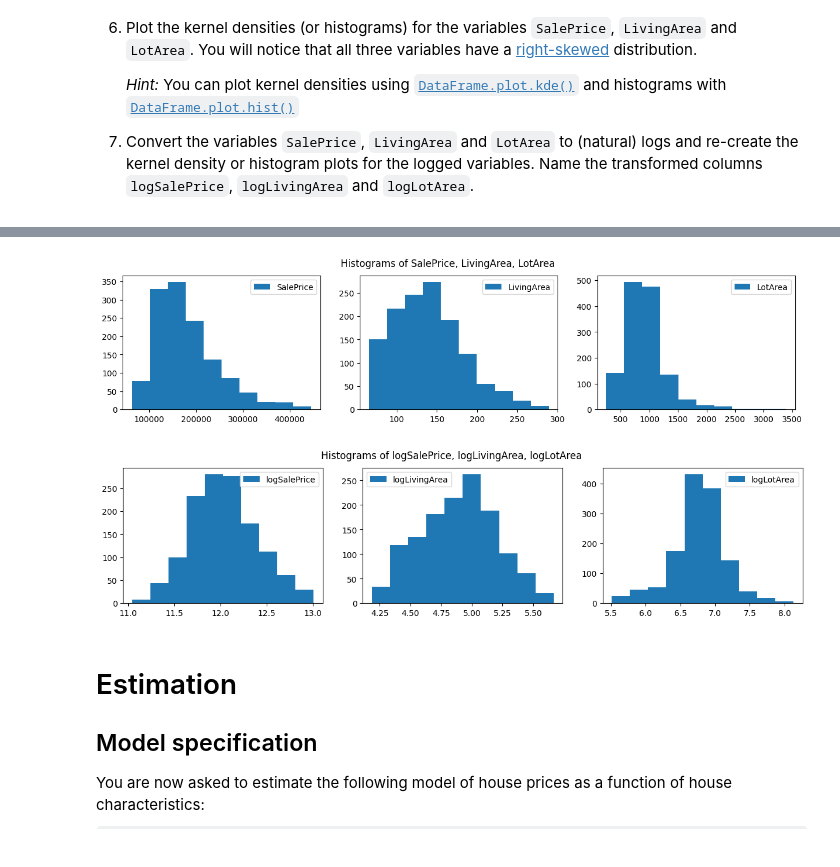
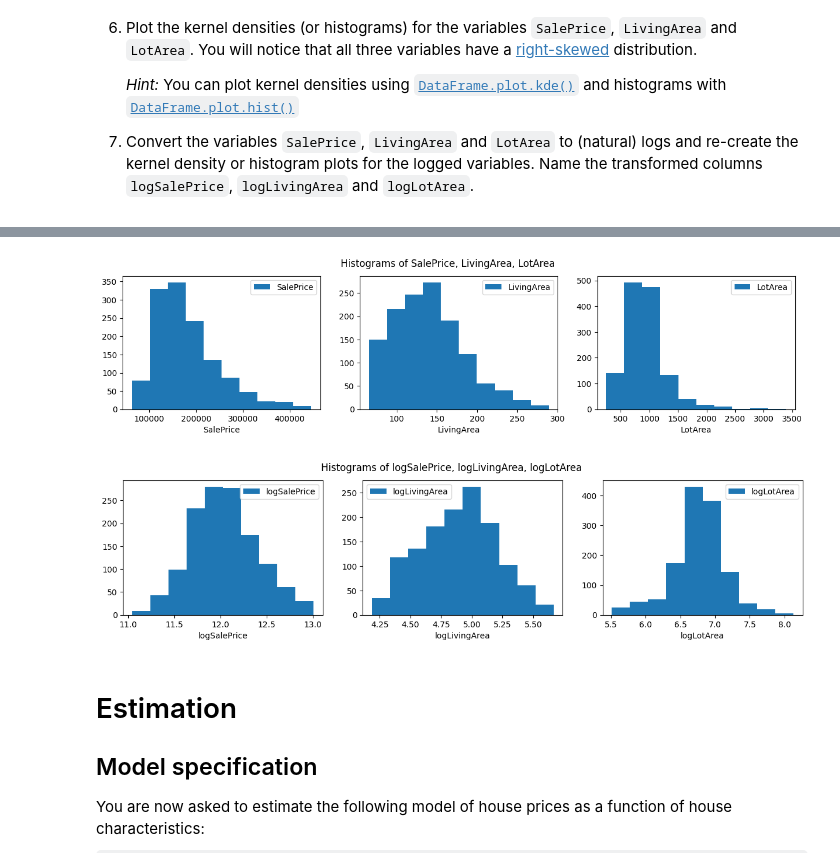
Before and after one commit to JynxC98/ML-Finance-Project-1, a Jupyter notebook: project.ipynb, the cells around one changed output, grey strips where cells are left out. Cells and saved outputs as stored; diff of their text form; code cells hidden in the pictures; some formulas as TeX source.

```diff
--- a/project.ipynb
+++ b/project.ipynb
@@ -25,7 +25,8 @@ To load the data, you need to specify the file path depending on your computing
 # file = 'ames_houses.csv'
 
 # Use this path if you want to download the file directly from Github
-file = 'https://raw.githubusercontent.com/richardfoltyn/MLFP-ECON5130/main/exercises/ames_houses.csv'
+file = 'https://raw.githubusercontent.com/richardfoltyn/MLFP-ECON5130\
+/main/exercises/ames_houses.csv'
 # %% [markdown]
 You can load the CSV file as a `pandas` `DataFrame` as follows:
 # %%
@@ -117,9 +118,11 @@ Apply the following steps to preprocess the data before estimation:
 import numpy as np
 
 features_to_recode = ['SalePrice', 'LivingArea', 'LotArea']
+log_features = ['logSalePrice', 'logLivingArea', 'logLotArea']
 df.dropna(inplace=True)
 for feature in features_to_recode:
-   df.loc[(df[feature] <= df[feature].quantile(0.01)) | (df[feature] >= df[feature].quantile(0.99)), feature] = np.nan
+   df.loc[(df[feature] <= df[feature].quantile(0.01)) |\
+      (df[feature] >= df[feature].quantile(0.99)), feature] = np.nan
 df.dropna(inplace=True)
-df.describe()
+df.shape
 # %% [output]
@@ -137,41 +132,47 @@ df.describe()
 
 import matplotlib.pyplot as plt
 
-df['HasCentralAir'] = df.apply(lambda row: 1 if row.CentralAir == 'Y' else 0, axis=1)
-df['HasFireplace'] = df.apply(lambda row: 1 if row.Fireplaces >= 1 else 0, axis=1)
-df['IsSingleFamily'] = df.apply(lambda row: 1 if row.BuildingType == 'Single-family' else 0, axis=1)
+df['HasCentralAir'] = df.\
+    apply(lambda row: 1 if row.CentralAir == 'Y' else 0, axis=1)
+df['HasFireplace'] = df.\
+    apply(lambda row: 1 if row.Fireplaces >= 1 else 0, axis=1)
+df['IsSingleFamily'] = df.\
+    apply(lambda row: 1 if row.BuildingType == 'Single-family'\
+        else 0, axis=1)
 
 # Plot Histograms of SalePrice, LivingArea, LotArea
 fig, axis = plt.subplots(1,3,figsize=(15,3))
 fig.suptitle('Histograms of SalePrice, LivingArea, LotArea')
-for idx, col in enumerate(['SalePrice', 'LivingArea', 'LotArea']):
+for idx, col in enumerate(features_to_recode):
     axis[idx].hist(df[col], label=col)
+    axis[idx].set_xlabel(col)
     axis[idx].legend()
 
 # Find logSalePrice, logLivingArea, logLotArea
 df['logSalePrice'] = np.log(df['SalePrice'])
 df['logLivingArea'] = np.log(df['LivingArea'])
 df['logLotArea'] = np.log(df['LotArea'])
 
 # Plot Histograms of logSalePrice, logLivingArea, logLotArea
 fig, axis = plt.subplots(1,3,figsize=(15,3))
 fig.suptitle('Histograms of logSalePrice, logLivingArea, logLotArea')
-for idx, col in enumerate(['logSalePrice', 'logLivingArea', 'logLotArea']):
+for idx, col in enumerate(log_features):
     axis[idx].hist(df[col], label=col)
+    axis[idx].set_xlabel(col)
     axis[idx].legend()
 df.describe()
 # %% [output]
 |  | SalePrice | LotArea | OverallQuality | OverallCondition | YearBuilt | LivingArea | Bathrooms | Bedrooms | ... |
 | count | 1317.000000 | 1317.000000 | 1317.000000 | 1317.000000 | 1317.000000 | 1317.000000 | 1317.000000 | 1317.000000 | ... |
 | mean | 180516.920273 | 931.324999 | 6.125285 | 5.586181 | 1972.281701 | 139.842531 | 1.561124 | 2.885345 | ... |
 | std | 67712.511554 | 359.321805 | 1.306498 | 1.083683 | 29.558716 | 42.963756 | 0.534757 | 0.776599 | ... |
 | min | 62383.000000 | 247.562439 | 3.000000 | 2.000000 | 1872.000000 | 65.768933 | 0.000000 | 0.000000 | ... |
 | 25% | 133000.000000 | 730.332418 | 5.000000 | 5.000000 | 1954.000000 | 106.084918 | 1.000000 | 2.000000 | ... |
 | 50% | 165500.000000 | 889.088219 | 6.000000 | 5.000000 | 1975.000000 | 136.739929 | 2.000000 | 3.000000 | ... |
 | 75% | 214500.000000 | 1076.083787 | 7.000000 | 6.000000 | 2001.000000 | 164.793909 | 2.000000 | 3.000000 | ... |
 | max | 446261.000000 | 3390.630026 | 10.000000 | 9.000000 | 2010.000000 | 289.086045 | 3.000000 | 6.000000 | ... |
-[figure, old version]
+[figure, new version]
-[figure, old version]
+[figure, new version]
 # %% [markdown]
 # Estimation
 
```
Also changed, not shown: parts of 15 cells of this notebook.
